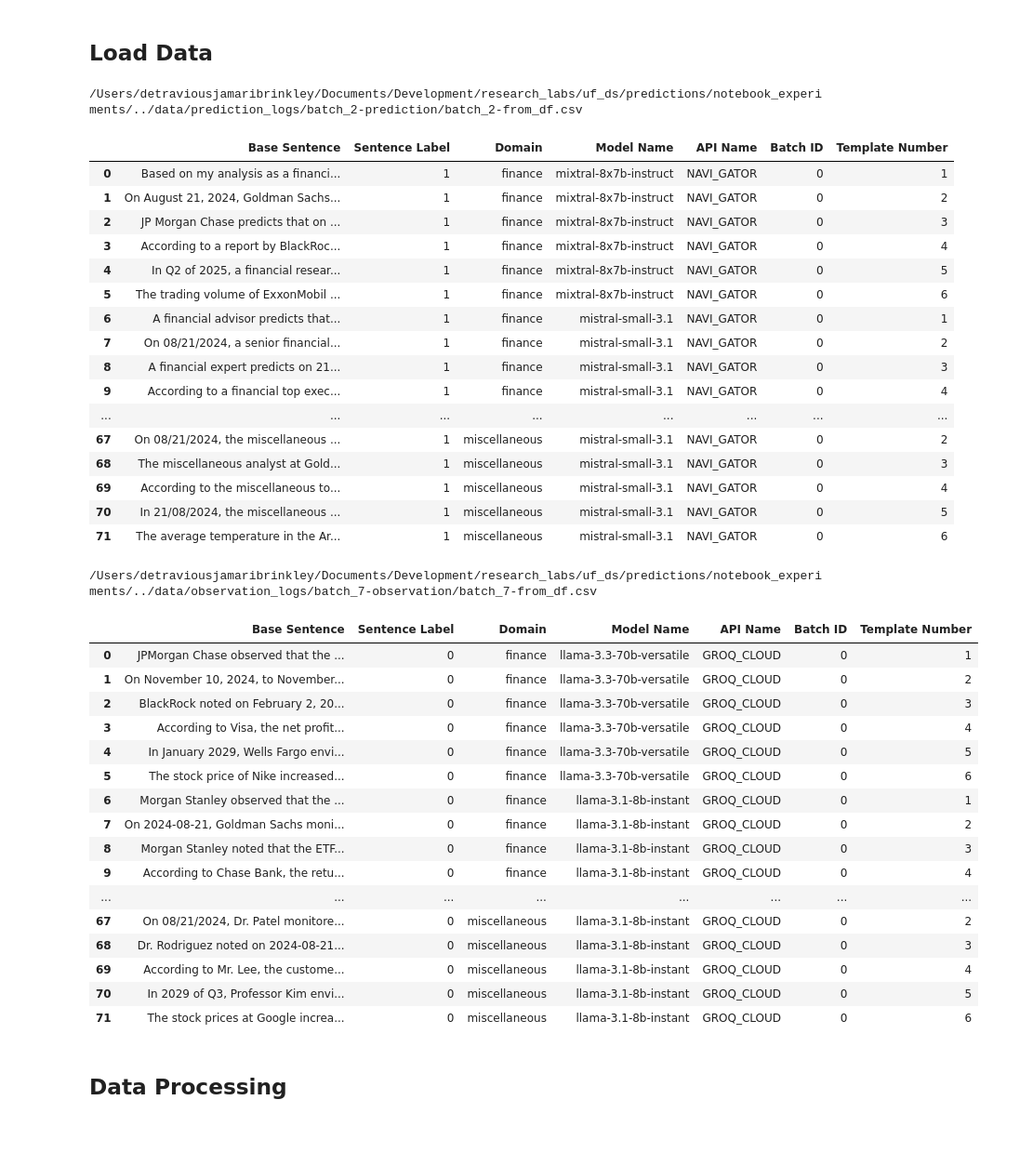
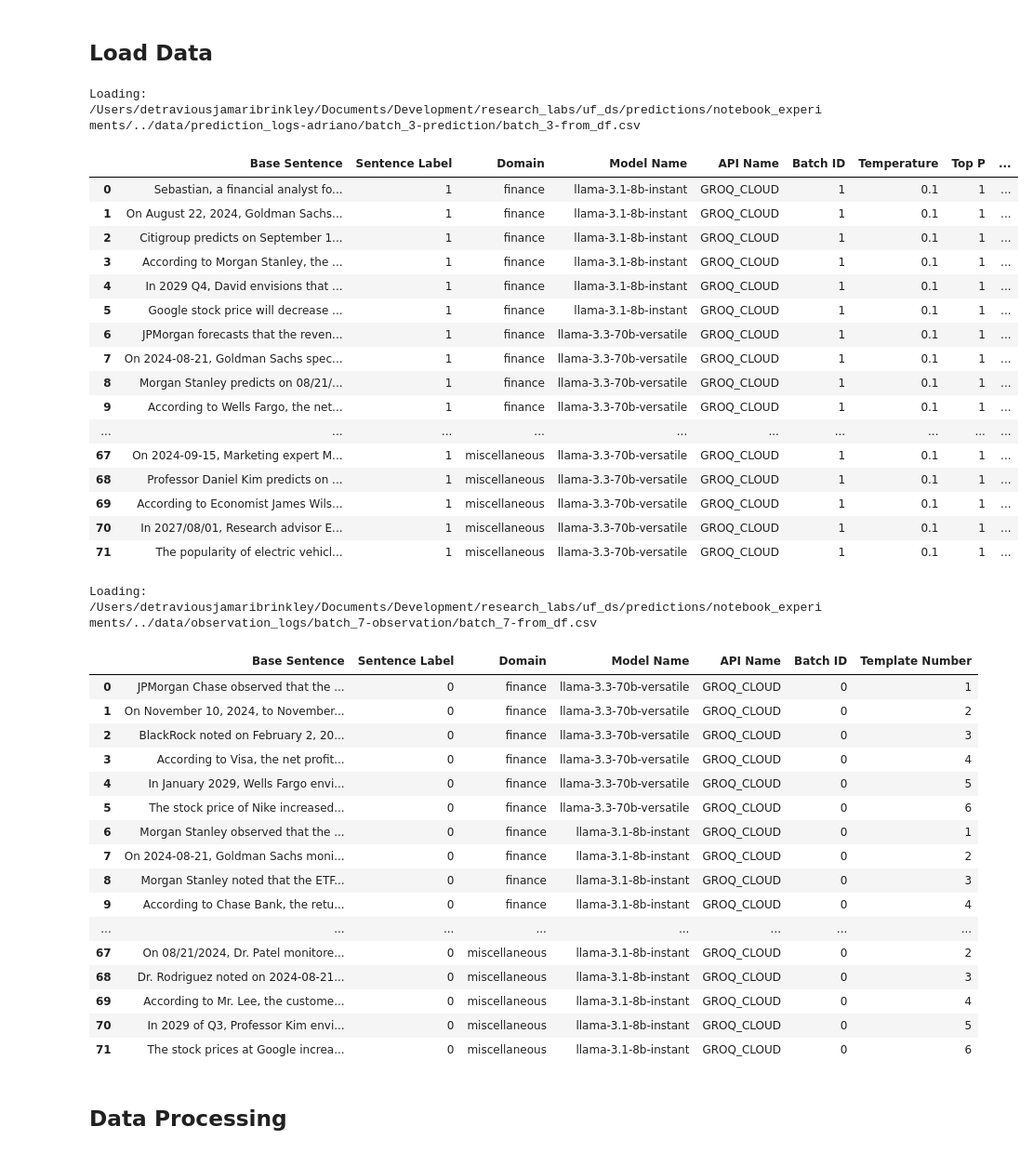
Before and after one commit to ufdatastudio/predictions, a Jupyter notebook: notebook_experiments/rnn_for_classification.ipynb, the cells around one changed output. Shown at 93% size. Saved outputs shown, nothing was run; the diff lists cells and outputs as text; code cells hidden in the pictures.

```diff
--- a/notebook_experiments/rnn_for_classification.ipynb
+++ b/notebook_experiments/rnn_for_classification.ipynb
@@ -24,32 +25,32 @@ pd.set_option('display.max_rows', None)
 # %% [markdown]
 ## Load Data
 # %%
-predictions_df = DataProcessing.load_single_synthetic_data(notebook_dir, predictions=True, batch_idx=2)
+predictions_df = DataProcessing.load_single_synthetic_data(notebook_dir, batch_idx=3, sep=',')
 predictions_df
 # %% [output]
-/Users/detraviousjamaribrinkley/Documents/Development/research_labs/uf_ds/predictions/notebook_experiments/../data/prediction_logs/batch_2-prediction/batch_2-from_df.csv
+Loading: /Users/detraviousjamaribrinkley/Documents/Development/research_labs/uf_ds/predictions/notebook_experiments/../data/prediction_logs-adriano/batch_3-prediction/batch_3-from_df.csv
-|  | Base Sentence | Sentence Label | Domain | Model Name | API Name | Batch ID | Template Number |
-| 0 | Based on my analysis as a financi... | 1 | finance | mixtral-8x7b-instruct | NAVI_GATOR | 0 | 1 |
-| 1 | On August 21, 2024, Goldman Sachs... | 1 | finance | mixtral-8x7b-instruct | NAVI_GATOR | 0 | 2 |
-| 2 | JP Morgan Chase predicts that on ... | 1 | finance | mixtral-8x7b-instruct | NAVI_GATOR | 0 | 3 |
-| 3 | According to a report by BlackRoc... | 1 | finance | mixtral-8x7b-instruct | NAVI_GATOR | 0 | 4 |
-| 4 | In Q2 of 2025, a financial resear... | 1 | finance | mixtral-8x7b-instruct | NAVI_GATOR | 0 | 5 |
-| 5 | The trading volume of ExxonMobil ... | 1 | finance | mixtral-8x7b-instruct | NAVI_GATOR | 0 | 6 |
-| 6 | A financial advisor predicts that... | 1 | finance | mistral-small-3.1 | NAVI_GATOR | 0 | 1 |
-| 7 | On 08/21/2024, a senior financial... | 1 | finance | mistral-small-3.1 | NAVI_GATOR | 0 | 2 |
-| 8 | A financial expert predicts on 21... | 1 | finance | mistral-small-3.1 | NAVI_GATOR | 0 | 3 |
-| 9 | According to a financial top exec... | 1 | finance | mistral-small-3.1 | NAVI_GATOR | 0 | 4 |
-| ... | ... | ... | ... | ... | ... | ... | ... |
-| 67 | On 08/21/2024, the miscellaneous ... | 1 | miscellaneous | mistral-small-3.1 | NAVI_GATOR | 0 | 2 |
-| 68 | The miscellaneous analyst at Gold... | 1 | miscellaneous | mistral-small-3.1 | NAVI_GATOR | 0 | 3 |
-| 69 | According to the miscellaneous to... | 1 | miscellaneous | mistral-small-3.1 | NAVI_GATOR | 0 | 4 |
-| 70 | In 21/08/2024, the miscellaneous ... | 1 | miscellaneous | mistral-small-3.1 | NAVI_GATOR | 0 | 5 |
-| 71 | The average temperature in the Ar... | 1 | miscellaneous | mistral-small-3.1 | NAVI_GATOR | 0 | 6 |
+|  | Base Sentence | Sentence Label | Domain | Model Name | API Name | Batch ID | Temperature | Top P | ... |
+| 0 | Sebastian, a financial analyst fo... | 1 | finance | llama-3.1-8b-instant | GROQ_CLOUD | 1 | 0.1 | 1 | ... |
+| 1 | On August 22, 2024, Goldman Sachs... | 1 | finance | llama-3.1-8b-instant | GROQ_CLOUD | 1 | 0.1 | 1 | ... |
+| 2 | Citigroup predicts on September 1... | 1 | finance | llama-3.1-8b-instant | GROQ_CLOUD | 1 | 0.1 | 1 | ... |
+| 3 | According to Morgan Stanley, the ... | 1 | finance | llama-3.1-8b-instant | GROQ_CLOUD | 1 | 0.1 | 1 | ... |
+| 4 | In 2029 Q4, David envisions that ... | 1 | finance | llama-3.1-8b-instant | GROQ_CLOUD | 1 | 0.1 | 1 | ... |
+| 5 | Google stock price will decrease ... | 1 | finance | llama-3.1-8b-instant | GROQ_CLOUD | 1 | 0.1 | 1 | ... |
+| 6 | JPMorgan forecasts that the reven... | 1 | finance | llama-3.3-70b-versatile | GROQ_CLOUD | 1 | 0.1 | 1 | ... |
+| 7 | On 2024-08-21, Goldman Sachs spec... | 1 | finance | llama-3.3-70b-versatile | GROQ_CLOUD | 1 | 0.1 | 1 | ... |
+| 8 | Morgan Stanley predicts on 08/21/... | 1 | finance | llama-3.3-70b-versatile | GROQ_CLOUD | 1 | 0.1 | 1 | ... |
+| 9 | According to Wells Fargo, the net... | 1 | finance | llama-3.3-70b-versatile | GROQ_CLOUD | 1 | 0.1 | 1 | ... |
+| ... | ... | ... | ... | ... | ... | ... | ... | ... | ... |
+| 67 | On 2024-09-15, Marketing expert M... | 1 | miscellaneous | llama-3.3-70b-versatile | GROQ_CLOUD | 1 | 0.1 | 1 | ... |
+| 68 | Professor Daniel Kim predicts on ... | 1 | miscellaneous | llama-3.3-70b-versatile | GROQ_CLOUD | 1 | 0.1 | 1 | ... |
+| 69 | According to Economist James Wils... | 1 | miscellaneous | llama-3.3-70b-versatile | GROQ_CLOUD | 1 | 0.1 | 1 | ... |
+| 70 | In 2027/08/01, Research advisor E... | 1 | miscellaneous | llama-3.3-70b-versatile | GROQ_CLOUD | 1 | 0.1 | 1 | ... |
+| 71 | The popularity of electric vehicl... | 1 | miscellaneous | llama-3.3-70b-versatile | GROQ_CLOUD | 1 | 0.1 | 1 | ... |
 # %%
-observations_df = DataProcessing.load_single_synthetic_data(notebook_dir, predictions=False)
+observations_df = DataProcessing.load_single_synthetic_data(notebook_dir, batch_idx='7', sep=',', data_type='observation')
 observations_df
 # %% [output]
-/Users/detraviousjamaribrinkley/Documents/Development/research_labs/uf_ds/predictions/notebook_experiments/../data/observation_logs/batch_7-observation/batch_7-from_df.csv
+Loading: /Users/detraviousjamaribrinkley/Documents/Development/research_labs/uf_ds/predictions/notebook_experiments/../data/observation_logs/batch_7-observation/batch_7-from_df.csv
 |  | Base Sentence | Sentence Label | Domain | Model Name | API Name | Batch ID | Template Number |
 | 0 | JPMorgan Chase observed that the ... | 0 | finance | llama-3.3-70b-versatile | GROQ_CLOUD | 0 | 1 |
 | 1 | On November 10, 2024, to November... | 0 | finance | llama-3.3-70b-versatile | GROQ_CLOUD | 0 | 2 |
```
Also changed, not shown: parts of 12 cells of this notebook, 2 other files.
